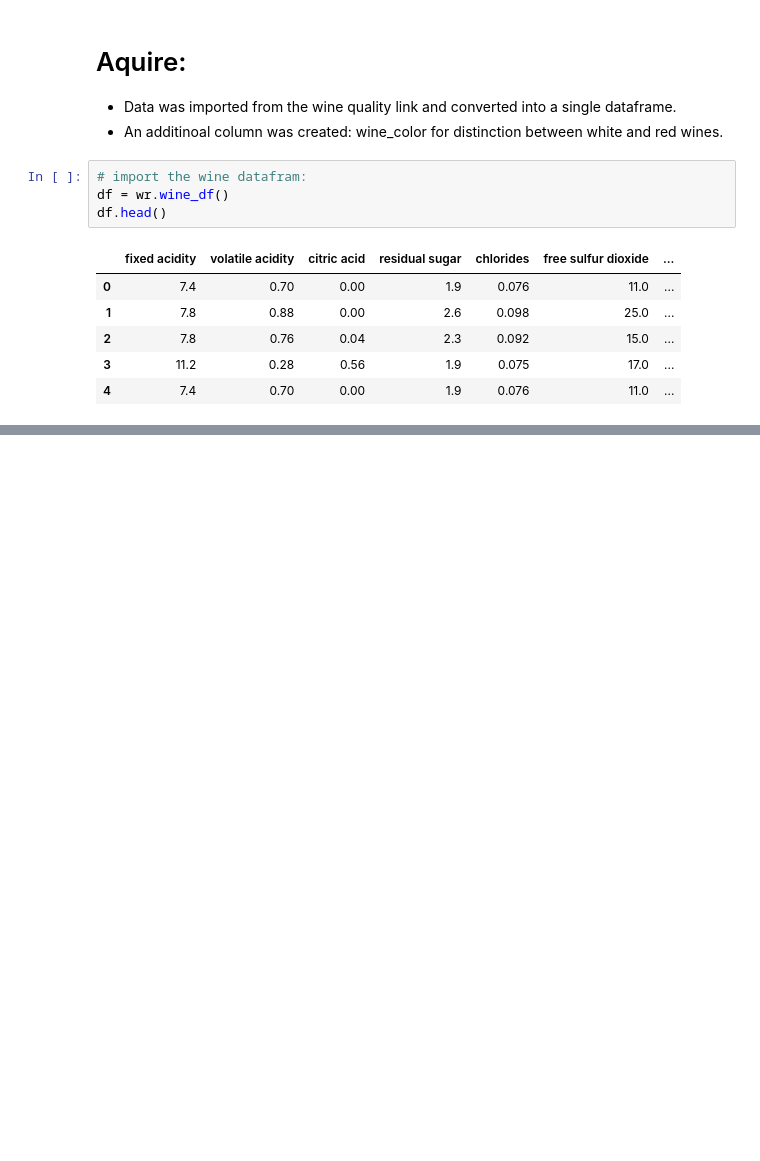
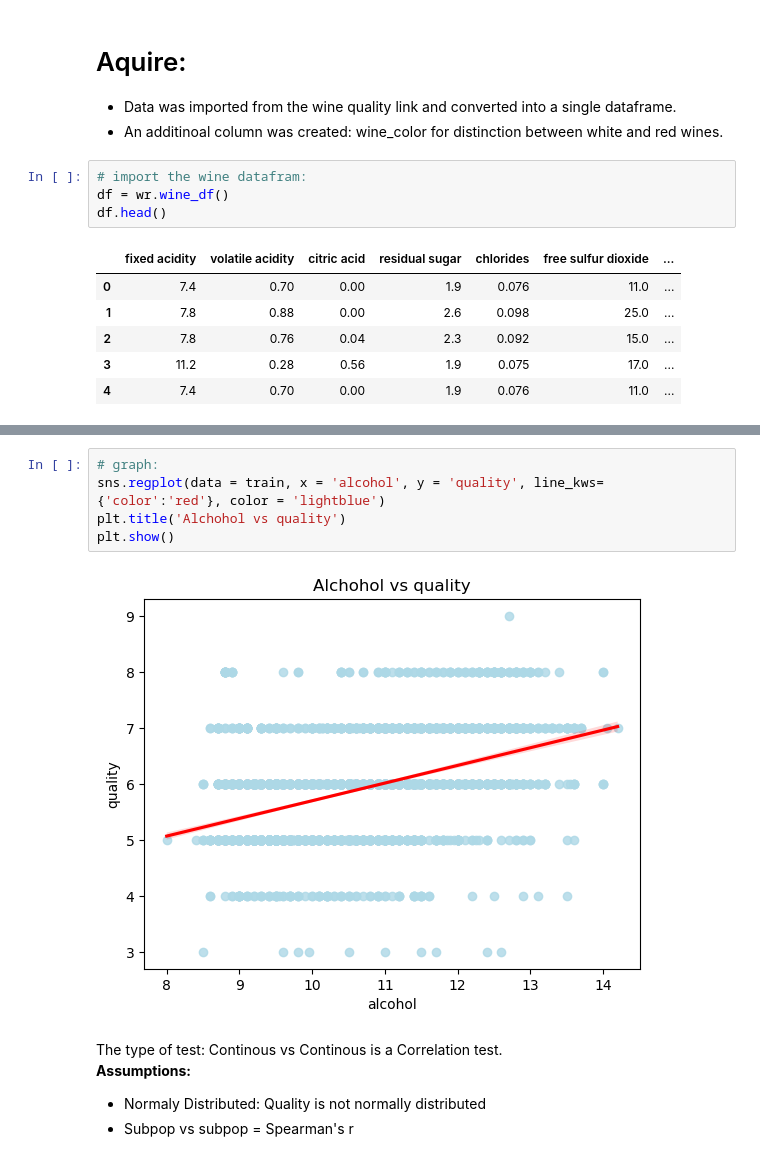
Before and after one commit to Wine-Clustering-Group-B/Clustering-Project, a Jupyter notebook: Final_Notebook.ipynb, the cells around one changed output, grey strips where cells are left out. Saved outputs shown, nothing was run; the diff lists cells and outputs as text; blank space fills up the shorter version.

```diff
--- a/Final_Notebook.ipynb
+++ b/Final_Notebook.ipynb
@@ -89,0 +134,12 @@ df.head()
+# %%
+# graph:
+sns.regplot(data = train, x = 'alcohol', y = 'quality', line_kws={'color':'red'}, color = 'lightblue')
+plt.title('Alchohol vs quality')
+plt.show()
+# %% [output]
+[figure, added]
+# %% [markdown]
+The type of test: Continous vs Continous is a Correlation test. <br>
+**Assumptions:** <br>
+- Normaly Distributed: Quality is not normally distributed
+- Subpop vs subpop = Spearman's r
```
Also changed, not shown: parts of 34 cells of this notebook.
